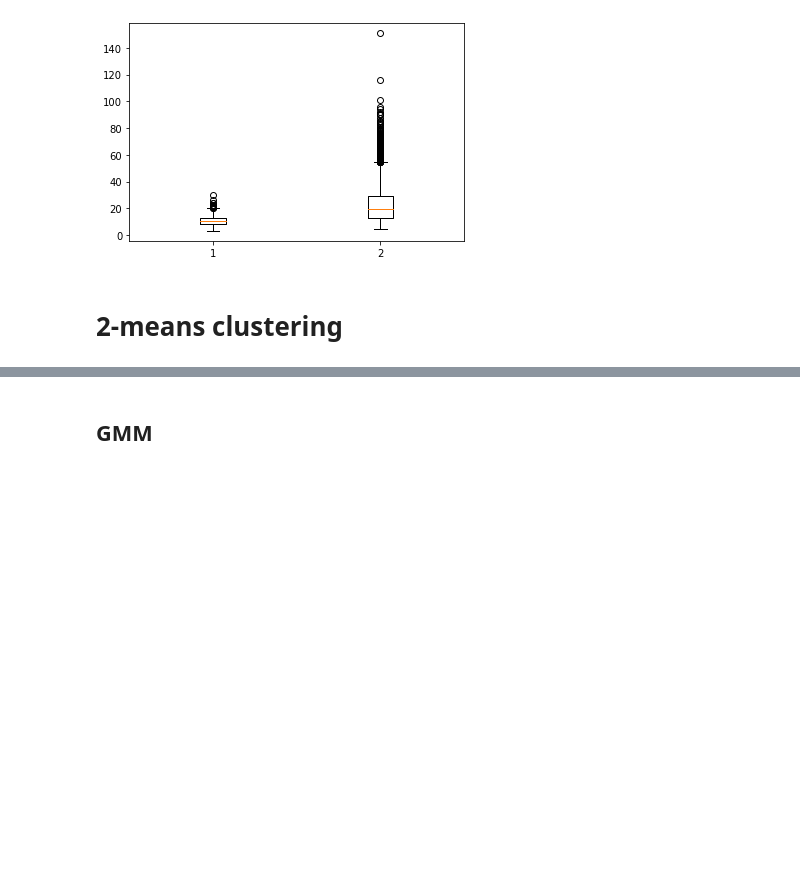
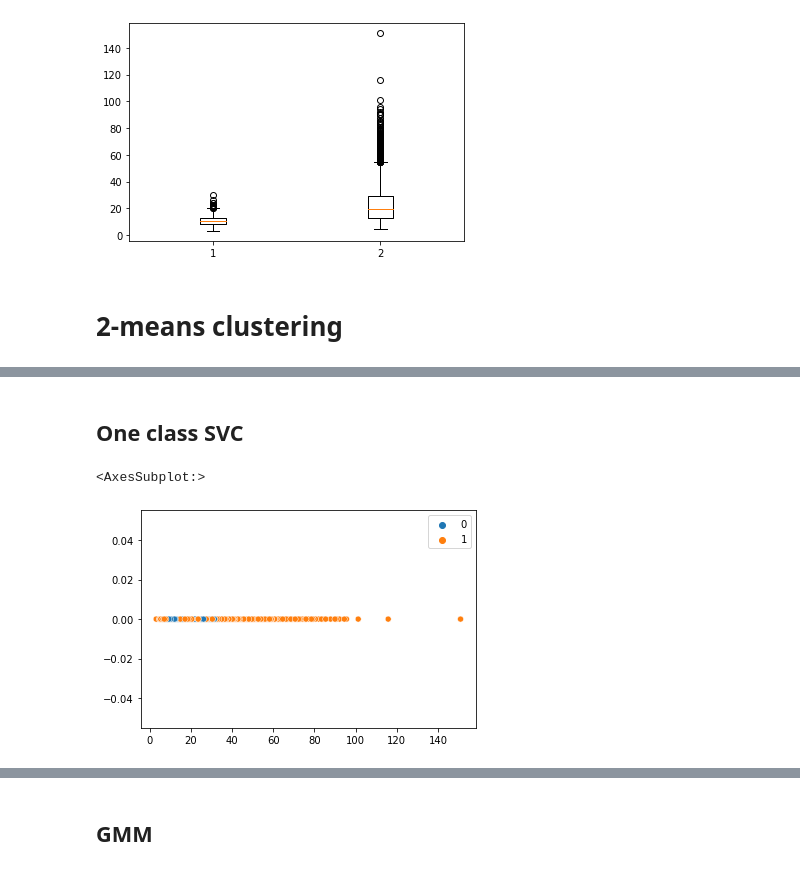
Before and after one commit to ZubairQazi/Anomaly_Detection, a Jupyter notebook: Decomp_Testing.ipynb, the cells around one changed output, grey strips where cells are left out. Cells and saved outputs as stored; diff of their text form; code cells hidden in the pictures; blank space fills up the shorter version.

```diff
--- a/Decomp_Testing.ipynb
+++ b/Decomp_Testing.ipynb
@@ -466,0 +504,12 @@ print(f1_score(true_labels, kmeans.labels_))
+# %% [markdown]
+## One class SVC
+# %%
+clf = OneClassSVM(gamma='auto', kernel='rbf').fit(np.array(results))
+# %%
+labels = clf.predict(results)
+labels = [1 if l == -1 else 0 for l in labels]
+# %%
+sns.scatterplot(x=results.flatten(), y=np.zeros(len(results)), hue=labels)
+# %% [output]
+<AxesSubplot:>
+[figure, added]
```
Also changed, not shown: parts of 87 cells of this notebook, 1 other file.
